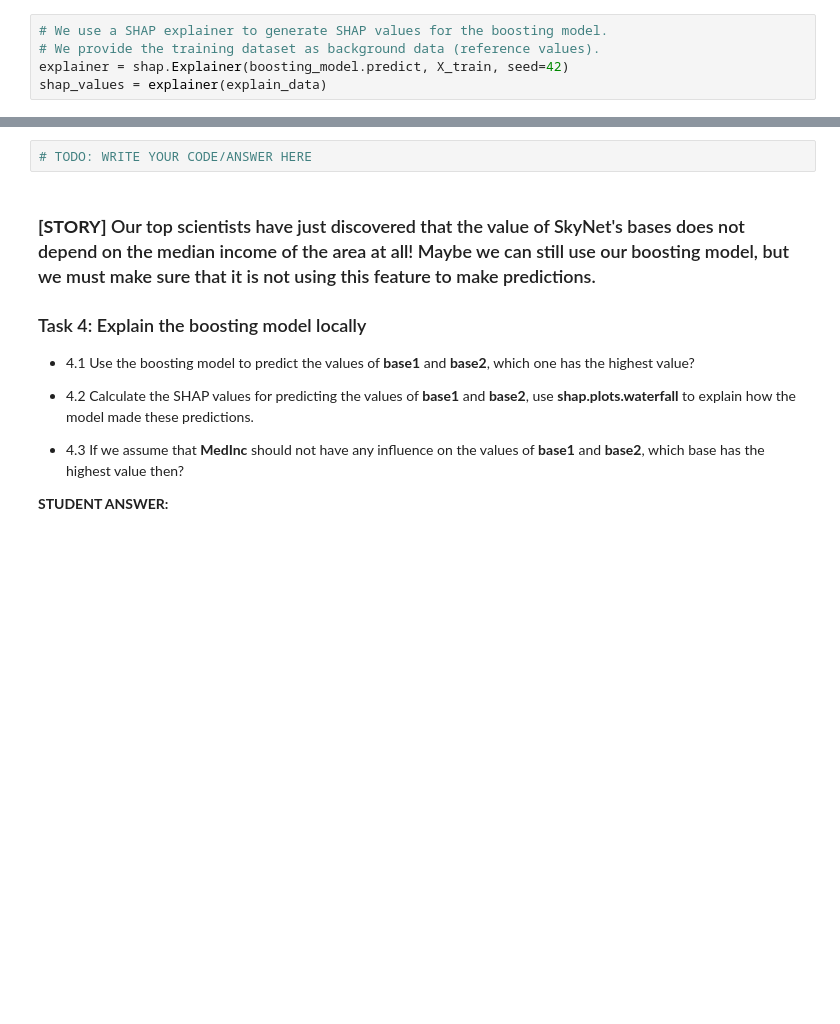
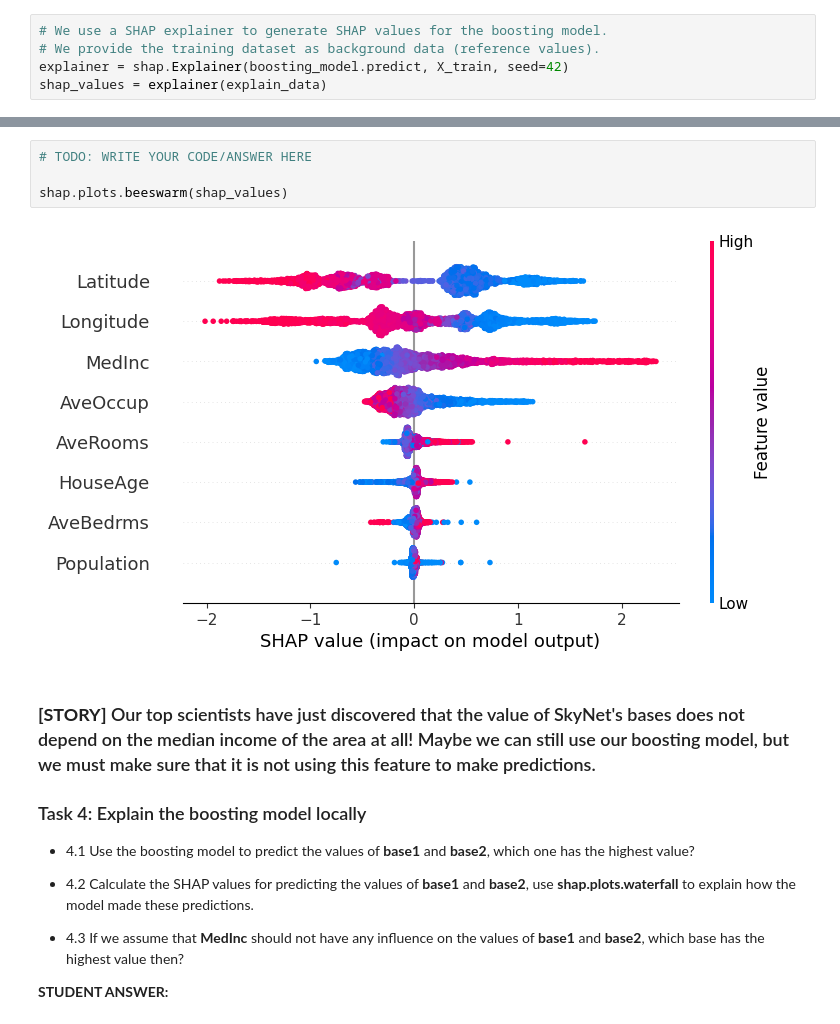
Before and after one commit to kajaprestn/TDT4172, a Jupyter notebook: Assignments/Assignment3/Project3_XAI.ipynb, the cells around one changed output, grey strips where cells are left out. Cells and saved outputs as stored; diff of their text form; blank space fills up the shorter version.

```diff
--- a/Assignments/Assignment3/Project3_XAI.ipynb
+++ b/Assignments/Assignment3/Project3_XAI.ipynb
@@ -144,5 +208,9 @@ Use the **shap_values** calculated above and visualizations from **shap.plots**
 # %%
 # TODO: WRITE YOUR CODE/ANSWER HERE
+
+shap.plots.beeswarm(shap_values)
+# %% [output]
+[figure, added]
 # %% [markdown]
 ### **[STORY]** Our top scientists have just discovered that the value of SkyNet's bases does not depend on the median income of the area at all! Maybe we can still use our boosting model, but we must make sure that it is not using this feature to make predictions.
 
```
Also changed, not shown: parts of 20 cells of this notebook, 8 other files.
